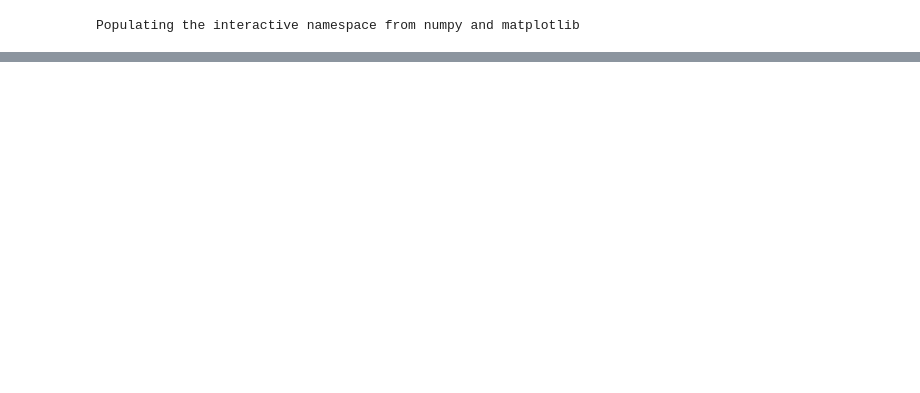
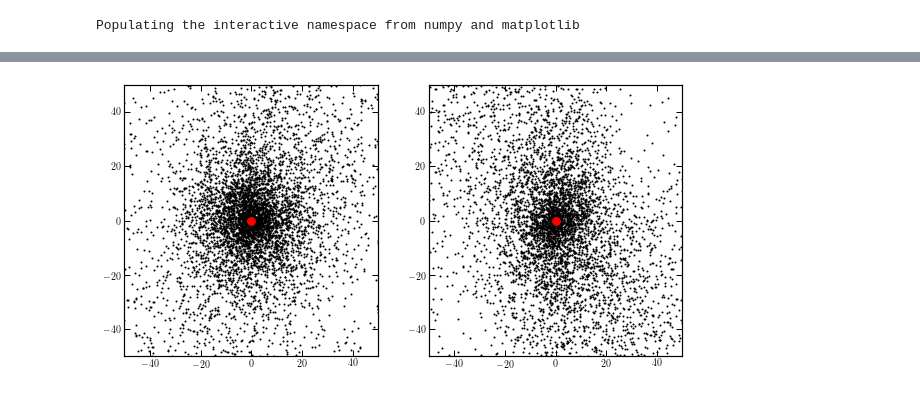
Before and after one commit to jngaravitoc/bfe-scan, a Jupyter notebook: notebook/satelllites_scale_length.ipynb, the cells around one changed output, grey strips where cells are left out. Cells and saved outputs as stored; diff of their text form; code cells hidden in the pictures; blank space fills up the shorter version.

```diff
--- a/notebook/satelllites_scale_length.ipynb
+++ b/notebook/satelllites_scale_length.ipynb
@@ -170,0 +196,2 @@ ax[0].axhline(1.7)
+# %%
+index_unbound = np.where(index_bound == False)[0]
@@ -170,0 +205,4 @@ ax[0].axhline(1.7)
+# %%
+scatter_plot(pos_satellite4[index_unbound], 10000)
+# %% [output]
+[figure, added]
```
Also changed, not shown: parts of 41 cells of this notebook.
